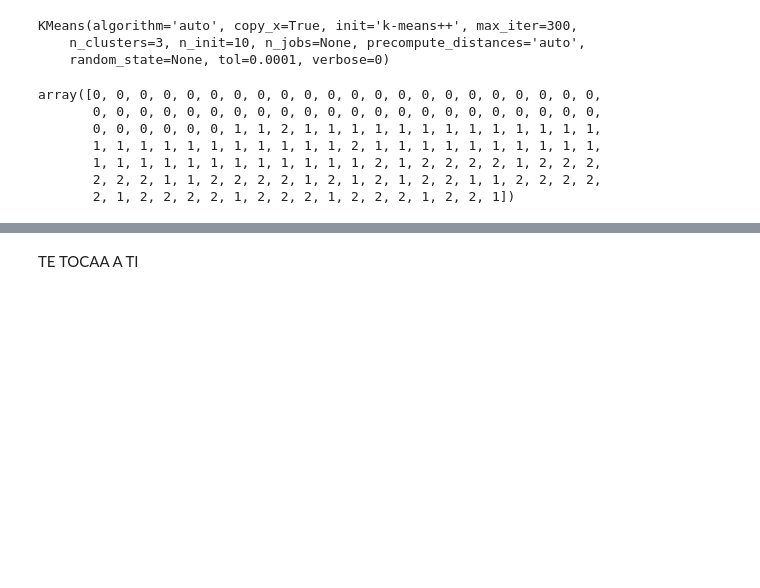
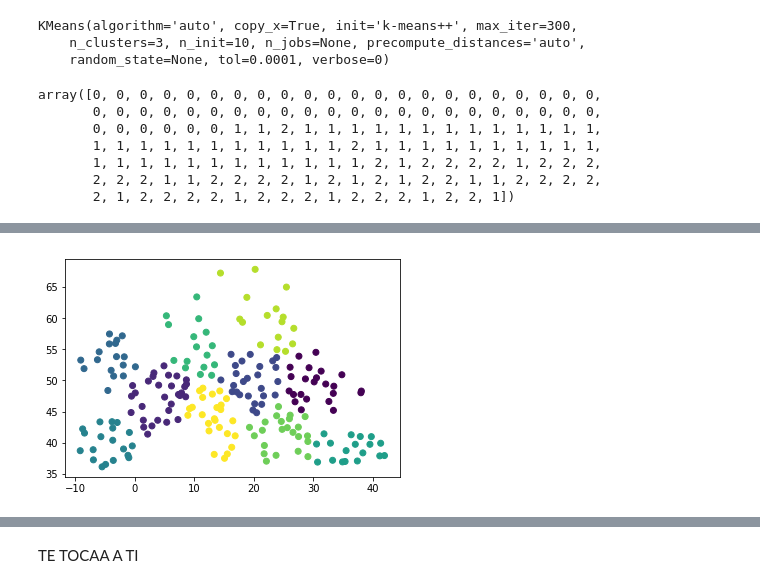
Before and after one commit to theRaffe/my-datascience-course, a Jupyter notebook: DS/Semana 5 - Conceptos de Machine Learning/Semana5_Parte1.ipynb, the cells around one changed output, grey strips where cells are left out. Saved outputs shown, nothing was run; the diff lists cells and outputs as text; code cells hidden in the pictures; blank space fills up the shorter version.

```diff
--- a/DS/Semana 5 - Conceptos de Machine Learning/Semana5_Parte1.ipynb
+++ b/DS/Semana 5 - Conceptos de Machine Learning/Semana5_Parte1.ipynb
@@ -247,0 +780,14 @@ Text(0.5, 1.0, "Model's classification")
+# %%
+# Read Cities.csv into dataframe
+f = open('Cities.csv','rU')
+cities = pd.read_csv(f)
+# %%
+# K-means clustering based on longitude-latitude
+kmeans = cluster.KMeans(10)
+kmeans.fit(cities[['longitude', 'latitude']])
+labels = kmeans.labels_
+plt.scatter(cities['longitude'], cities['latitude'], c=labels)
+plt.show()
+# Try different values for K
+# %% [output]
+[figure, added]
```
Also changed, not shown: parts of 84 cells of this notebook, 36 other files.
